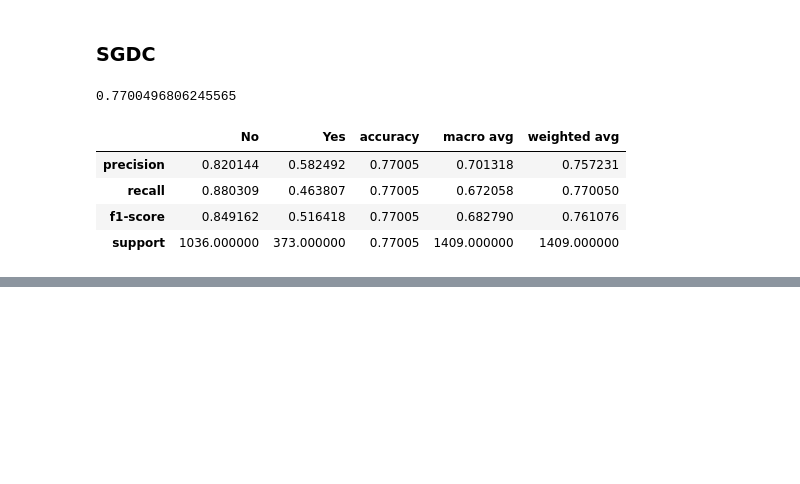
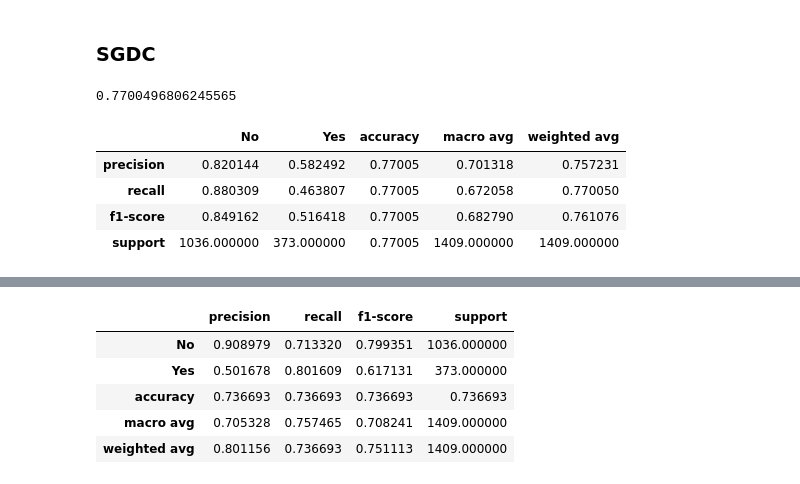
Before and after one commit to pratham122/Telco_customer_data, a Jupyter notebook: Telco_customer.ipynb, the cells around one changed output, grey strips where cells are left out. Drawn from its saved outputs; the diff is of its cells as text; code cells hidden in the pictures; blank space fills up the shorter version.

```diff
--- a/Telco_customer.ipynb
+++ b/Telco_customer.ipynb
@@ -563,0 +606,9 @@ pd.DataFrame(classification_report(y_test, y_pred_sgdc, target_names=le.classes_
+# %%
+pd.DataFrame(classification_report(y_test, y_pred_xgb, target_names=le.classes_, output_dict=True)).transpose()
+# %% [output]
+|  | precision | recall | f1-score | support |
+| No | 0.908979 | 0.713320 | 0.799351 | 1036.000000 |
+| Yes | 0.501678 | 0.801609 | 0.617131 | 373.000000 |
+| accuracy | 0.736693 | 0.736693 | 0.736693 | 0.736693 |
+| macro avg | 0.705328 | 0.757465 | 0.708241 | 1409.000000 |
+| weighted avg | 0.801156 | 0.736693 | 0.751113 | 1409.000000 |
```
Also changed, not shown: parts of 13 cells of this notebook, 1 other file.
